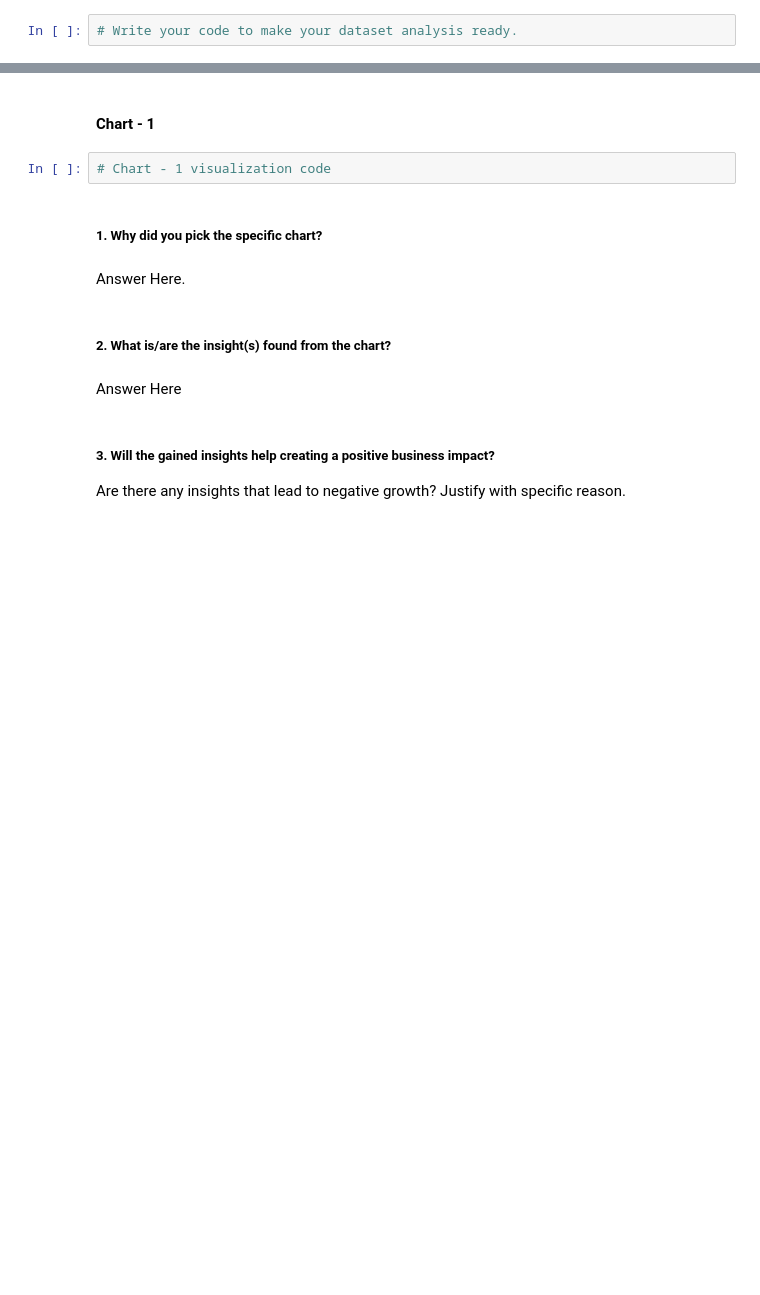
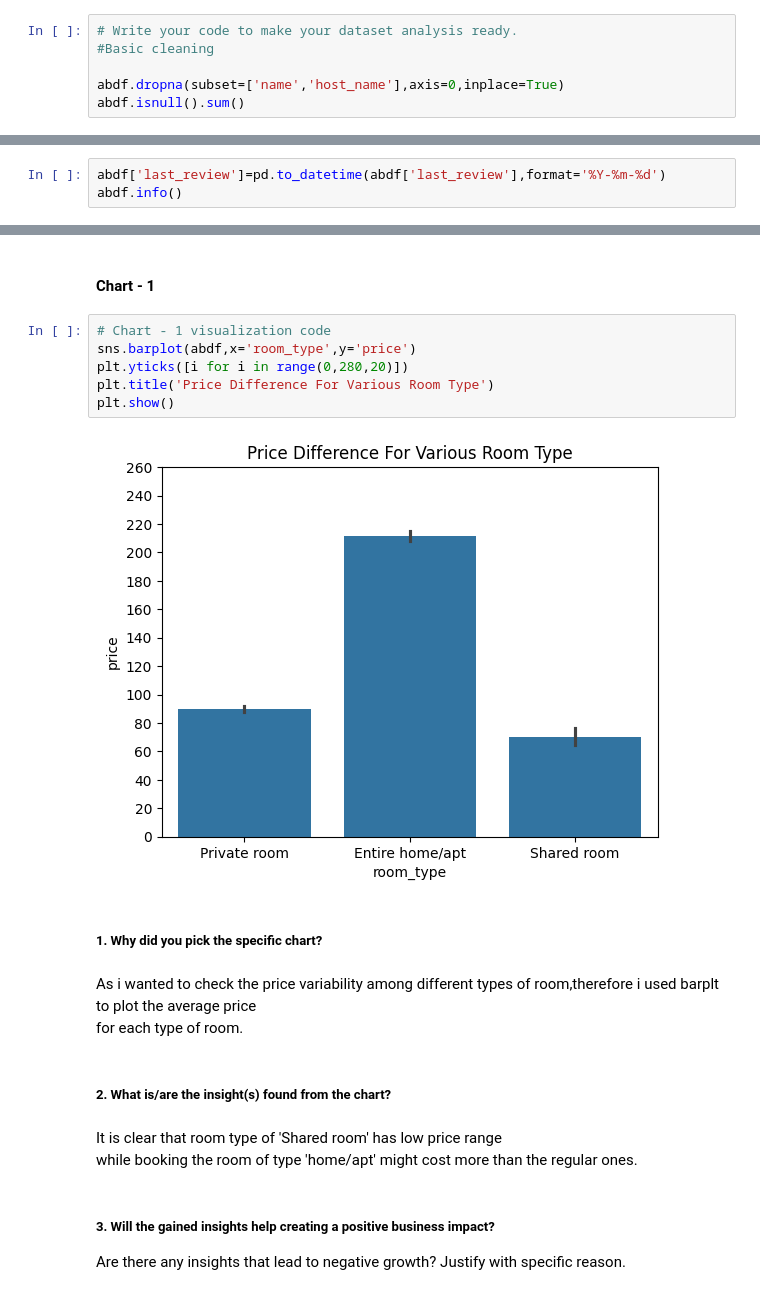
Before and after one commit to nirml08/EDA-Notebooks, a Jupyter notebook: EDA_Airbnb.ipynb, the cells around one changed output, grey strips where cells are left out. Saved outputs shown, nothing was run; the diff lists cells and outputs as text; blank space fills up the shorter version.

```diff
--- a/EDA_Airbnb.ipynb
+++ b/EDA_Airbnb.ipynb
@@ -239,3 +240,7 @@ Column_name:No_of_unique_values
 ### Data Wrangling Code
 # %%
 # Write your code to make your dataset analysis ready.
+#Basic cleaning
+
+abdf.dropna(subset=['name','host_name'],axis=0,inplace=True)
+abdf.isnull().sum()
@@ -241,0 +265,3 @@ Column_name:No_of_unique_values
+# %%
+abdf['last_review']=pd.to_datetime(abdf['last_review'],format='%Y-%m-%d')
+abdf.info()
@@ -247,16 +318,24 @@ Answer Here.
 ## ***4. Data Vizualization, Storytelling & Experimenting with charts : Understand the relationships between variables***
 # %% [markdown]
 #### Chart - 1
-# %%
-# Chart - 1 visualization code
+# %%
+# Chart - 1 visualization code
+sns.barplot(abdf,x='room_type',y='price')
+plt.yticks([i for i in range(0,280,20)])
+plt.title('Price Difference For Various Room Type')
+plt.show()
+# %% [output]
+[figure, added]
 # %% [markdown]
 ##### 1. Why did you pick the specific chart?
-# %% [markdown]
-Answer Here.
+# %% [markdown]
+As i wanted to check the price variability among different types of room,therefore i used barplt to plot the average price <br>
+for each type of room.
 # %% [markdown]
 ##### 2. What is/are the insight(s) found from the chart?
-# %% [markdown]
-Answer Here
+# %% [markdown]
+It is clear that room type of 'Shared room' has low price range<br>
+while booking the room of type 'home/apt' might cost more than the regular ones.
 # %% [markdown]
 ##### 3. Will the gained insights help creating a positive business impact?
 Are there any insights that lead to negative growth? Justify with specific reason.
```
Also changed, not shown: parts of 10 cells of this notebook.
